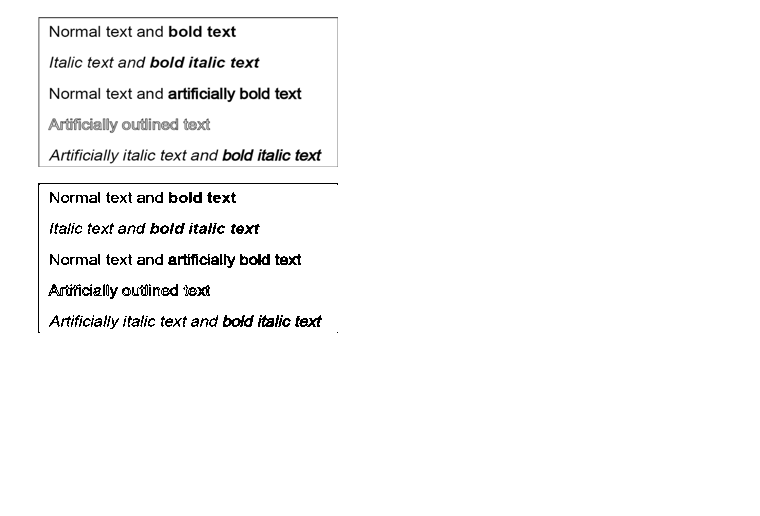
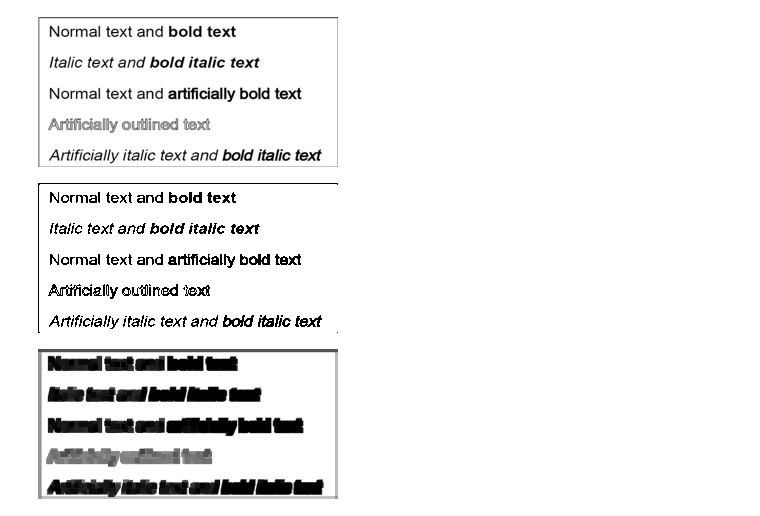
Before and after one commit to rohandawar/-daysforcoding, a Jupyter notebook: Text_Extraction_From_Image.ipynb, the cells around one changed output. Cells and saved outputs as stored; diff of their text form; code cells hidden in the pictures; blank space fills up the shorter version.

```diff
--- a/Text_Extraction_From_Image.ipynb
+++ b/Text_Extraction_From_Image.ipynb
@@ -95,3 +95,13 @@ thresh = thresholding(gray)
 Image.fromarray(thresh)
 # %% [output]
 [figure]
+# %%
+# erode
+def erode(image):
+  kernel = np.ones((5,5), np.uint8)
+  return cv2.erode(image, kernel, iterations = 1)
+
+erode = erode(gray)
+Image.fromarray(erode)
+# %% [output]
+[figure, added]
```
Also changed, not shown: parts of 6 cells of this notebook.
